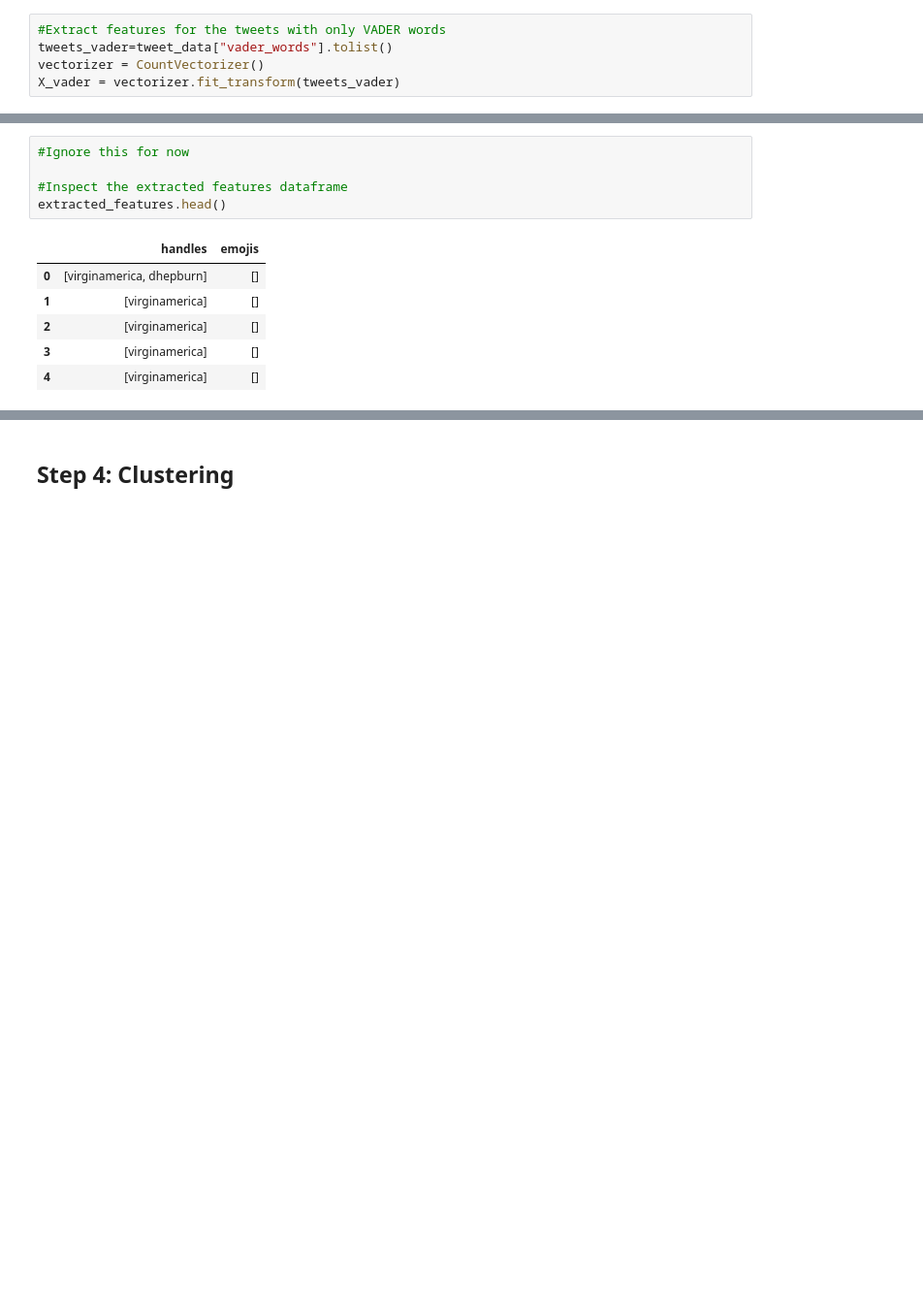
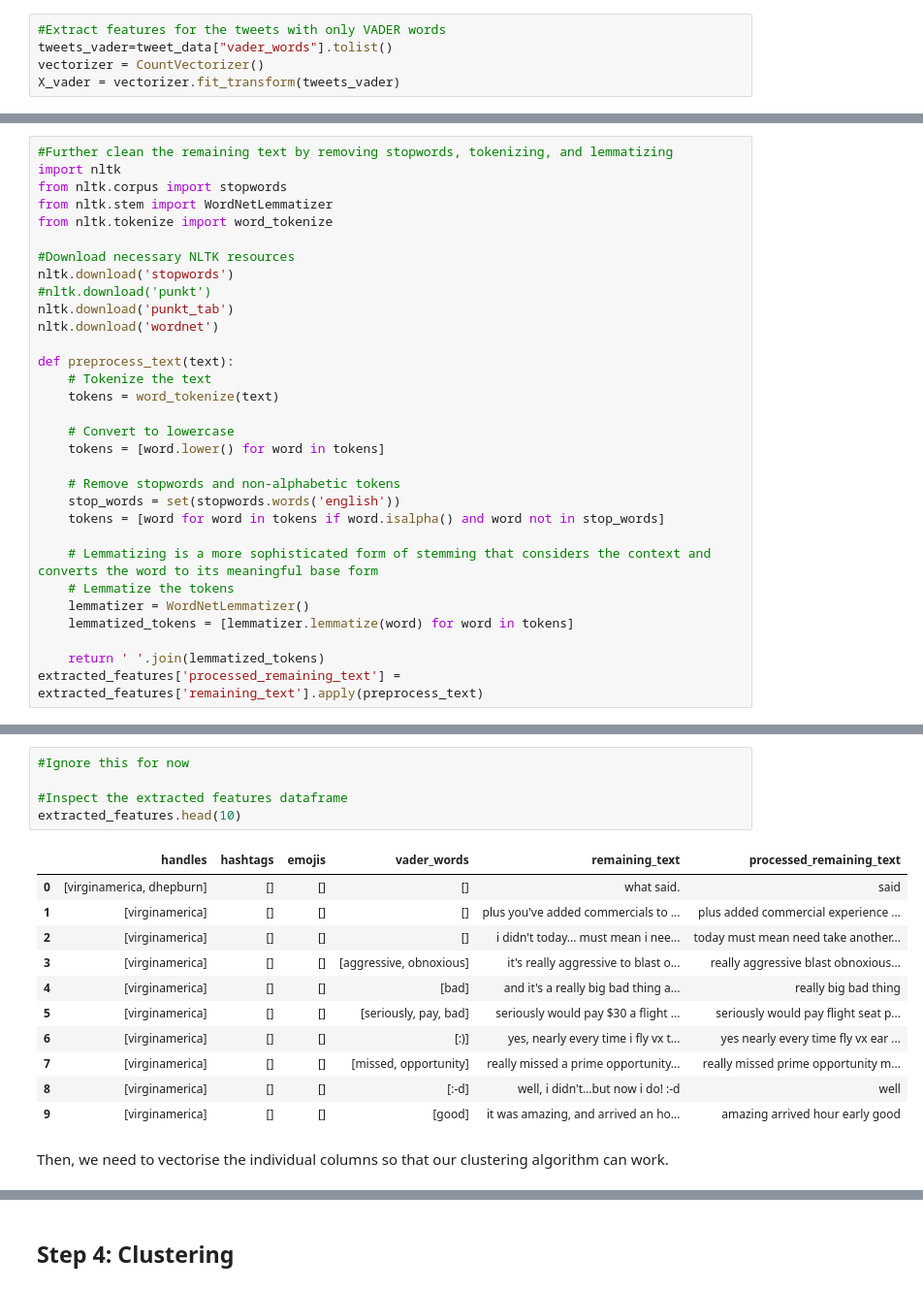
Before and after one commit to NomadZhang/MSI5001, a Jupyter notebook: main.ipynb, the cells around one changed output, grey strips where cells are left out. Shown: that part at 97% size. Cells and saved outputs as stored; diff of their text form; blank space fills up the shorter version.

```diff
--- a/main.ipynb
+++ b/main.ipynb
@@ -217,0 +253,31 @@ extracted_features['emojis'] = tweet_data['cleaned_text'].apply(extract_emojis)
+# %%
+#Further clean the remaining text by removing stopwords, tokenizing, and lemmatizing
+import nltk
+from nltk.corpus import stopwords
+from nltk.stem import WordNetLemmatizer
+from nltk.tokenize import word_tokenize
+
+#Download necessary NLTK resources
+nltk.download('stopwords')
+#nltk.download('punkt')
+nltk.download('punkt_tab')
+nltk.download('wordnet')
+
+def preprocess_text(text):
+    # Tokenize the text
+    tokens = word_tokenize(text)
+
+    # Convert to lowercase
+    tokens = [word.lower() for word in tokens]
+
+    # Remove stopwords and non-alphabetic tokens
+    stop_words = set(stopwords.words('english'))
+    tokens = [word for word in tokens if word.isalpha() and word not in stop_words]
+
+    # Lemmatizing is a more sophisticated form of stemming that considers the context and converts the word to its meaningful base form
+    # Lemmatize the tokens
+    lemmatizer = WordNetLemmatizer()
+    lemmatized_tokens = [lemmatizer.lemmatize(word) for word in tokens]
+
+    return ' '.join(lemmatized_tokens)
+extracted_features['processed_remaining_text'] = extracted_features['remaining_text'].apply(preprocess_text)
@@ -218,12 +294,19 @@ extracted_features['emojis'] = tweet_data['cleaned_text'].apply(extract_emojis)
 # %%
 #Ignore this for now
 
 #Inspect the extracted features dataframe
-extracted_features.head()
+extracted_features.head(10)
 # %% [output]
-|  | handles | emojis |
-| 0 | [virginamerica, dhepburn] | [] |
-| 1 | [virginamerica] | [] |
-| 2 | [virginamerica] | [] |
-| 3 | [virginamerica] | [] |
-| 4 | [virginamerica] | [] |
+|  | handles | hashtags | emojis | vader_words | remaining_text | processed_remaining_text |
+| 0 | [virginamerica, dhepburn] | [] | [] | [] | what said. | said |
+| 1 | [virginamerica] | [] | [] | [] | plus you've added commercials to ... | plus added commercial experience ... |
+| 2 | [virginamerica] | [] | [] | [] | i didn't today... must mean i nee... | today must mean need take another... |
+| 3 | [virginamerica] | [] | [] | [aggressive, obnoxious] | it's really aggressive to blast o... | really aggressive blast obnoxious... |
+| 4 | [virginamerica] | [] | [] | [bad] | and it's a really big bad thing a... | really big bad thing |
+| 5 | [virginamerica] | [] | [] | [seriously, pay, bad] | seriously would pay $30 a flight ... | seriously would pay flight seat p... |
+| 6 | [virginamerica] | [] | [] | [:)] | yes, nearly every time i fly vx t... | yes nearly every time fly vx ear ... |
+| 7 | [virginamerica] | [] | [] | [missed, opportunity] | really missed a prime opportunity... | really missed prime opportunity m... |
+| 8 | [virginamerica] | [] | [] | [:-d] | well, i didn't…but now i do! :-d | well |
+| 9 | [virginamerica] | [] | [] | [good] | it was amazing, and arrived an ho... | amazing arrived hour early good |
+# %% [markdown]
+Then, we need to vectorise the individual columns so that our clustering algorithm can work.
```
Also changed, not shown: parts of 9 cells of this notebook.
